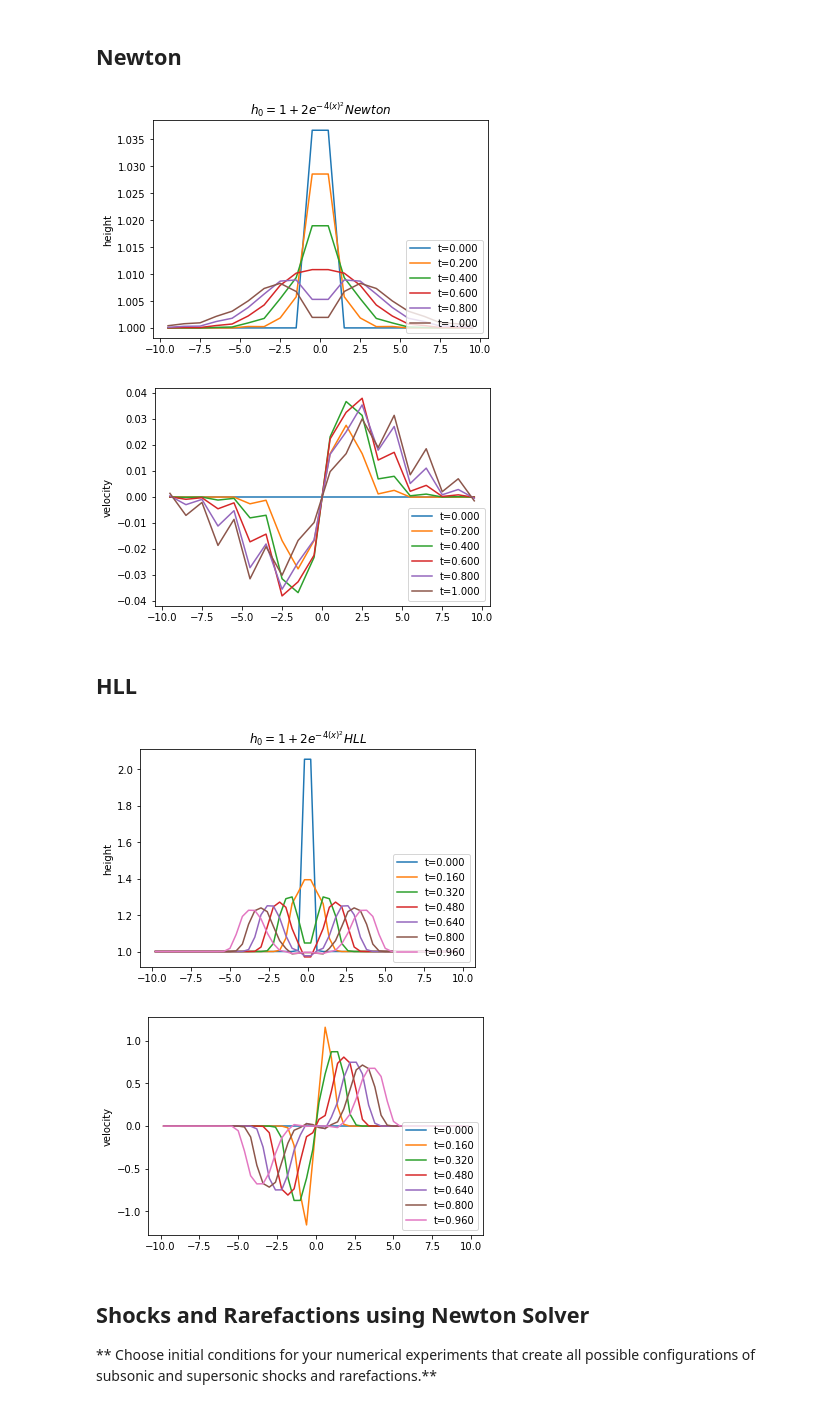
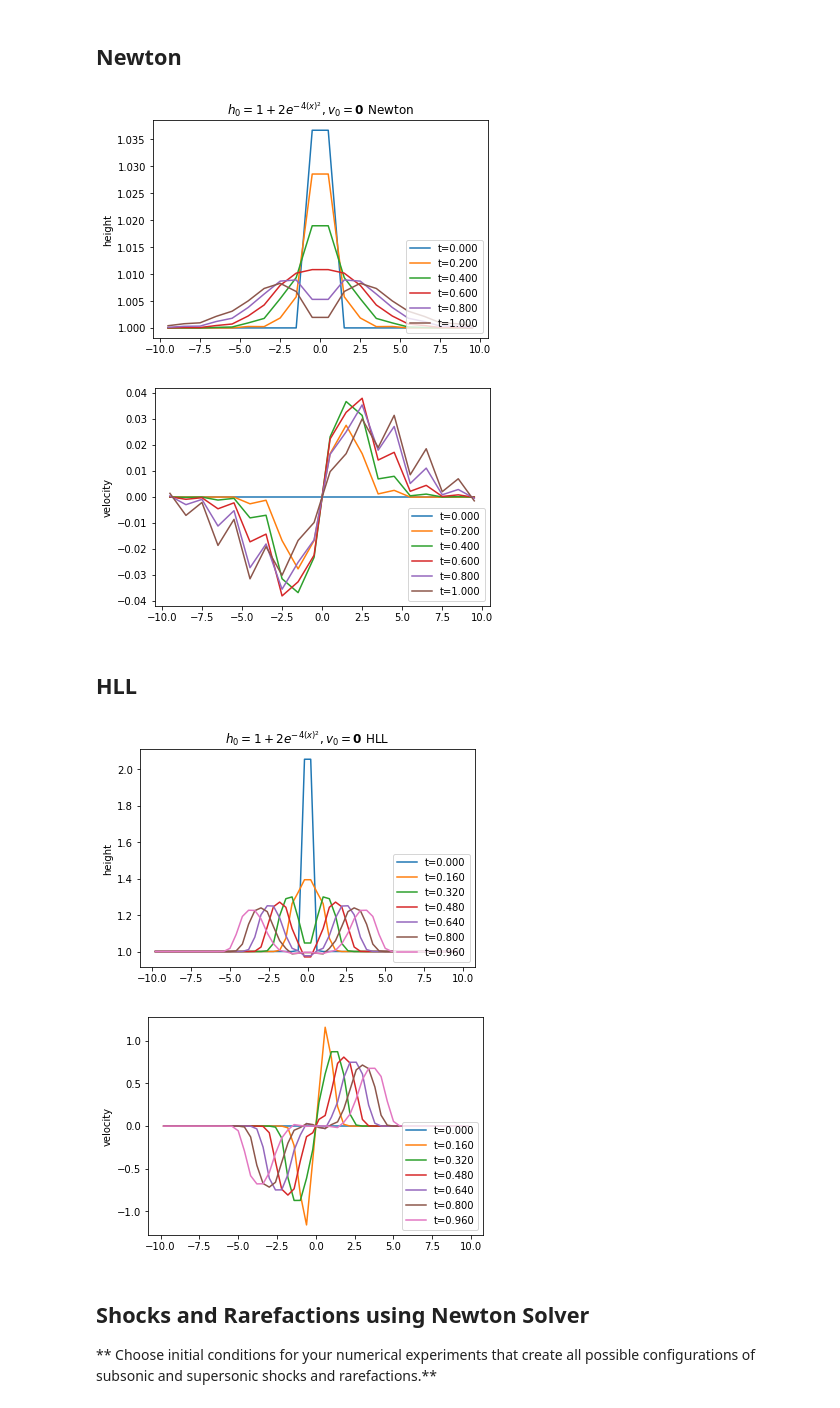
Before and after one commit to sarahaguasvivas/class, a Jupyter notebook: HW4/HW4.ipynb, the cells around one changed output. Cells and saved outputs as stored; diff of their text form; code cells hidden in the pictures.

```diff
--- a/HW4/HW4.ipynb
+++ b/HW4/HW4.ipynb
@@ -187,7 +187,7 @@ def initial_shallow(x):
 ## Newton
 # %%
 x, hist = fvsolve2system(riemann_shallow, initial_shallow, n=20, limit=limit_vl, args=())
-pyplot.title('$h_0= 1+ 2e^{-4(x)^2} Newton$')
+pyplot.title('$h_0= 1+ 2e^{-4(x)^2}, v_0= \mathbf{0}$ Newton')
 for t, U in hist[::len(hist)//5]:
     pyplot.plot(x, U[0], label='t={:.3f}'.format(t))
 pyplot.ylabel('height')
@@ -199,25 +199,25 @@ pyplot.ylabel('velocity')
 pyplot.legend(loc='lower right');
 pyplot.show()
 # %% [output]
-[figure, old version]
+[figure, new version]
 [figure]
 # %% [markdown]
 ## HLL
 # %%
 x, hist = fvsolve2system(riemann_shallow_hll, initial_shallow, n=50, limit=limit_vl, args=())
-pyplot.title('$h_0= 1+ 2e^{-4(x)^2} HLL$')
+pyplot.title('$h_0= 1+ 2e^{-4(x)^2}, v_0=\mathbf{0}$ HLL')
 for t, U in hist[::len(hist)//5]:
     pyplot.plot(x, U[0], label='t={:.3f}'.format(t))
 pyplot.ylabel('height')
 pyplot.legend(loc='lower right');
 pyplot.figure()
 for t, U in hist[::len(hist)//5]:
     pyplot.plot(x, U[1]/U[0], label='t={:.3f}'.format(t))
 pyplot.ylabel('velocity')
 pyplot.legend(loc='lower right');
 pyplot.show()
 # %% [output]
-[figure, old version]
+[figure, new version]
 [figure]
 # %% [markdown]
 ## Shocks and Rarefactions using Newton Solver
```
Also changed, not shown: parts of 2 cells of this notebook.
